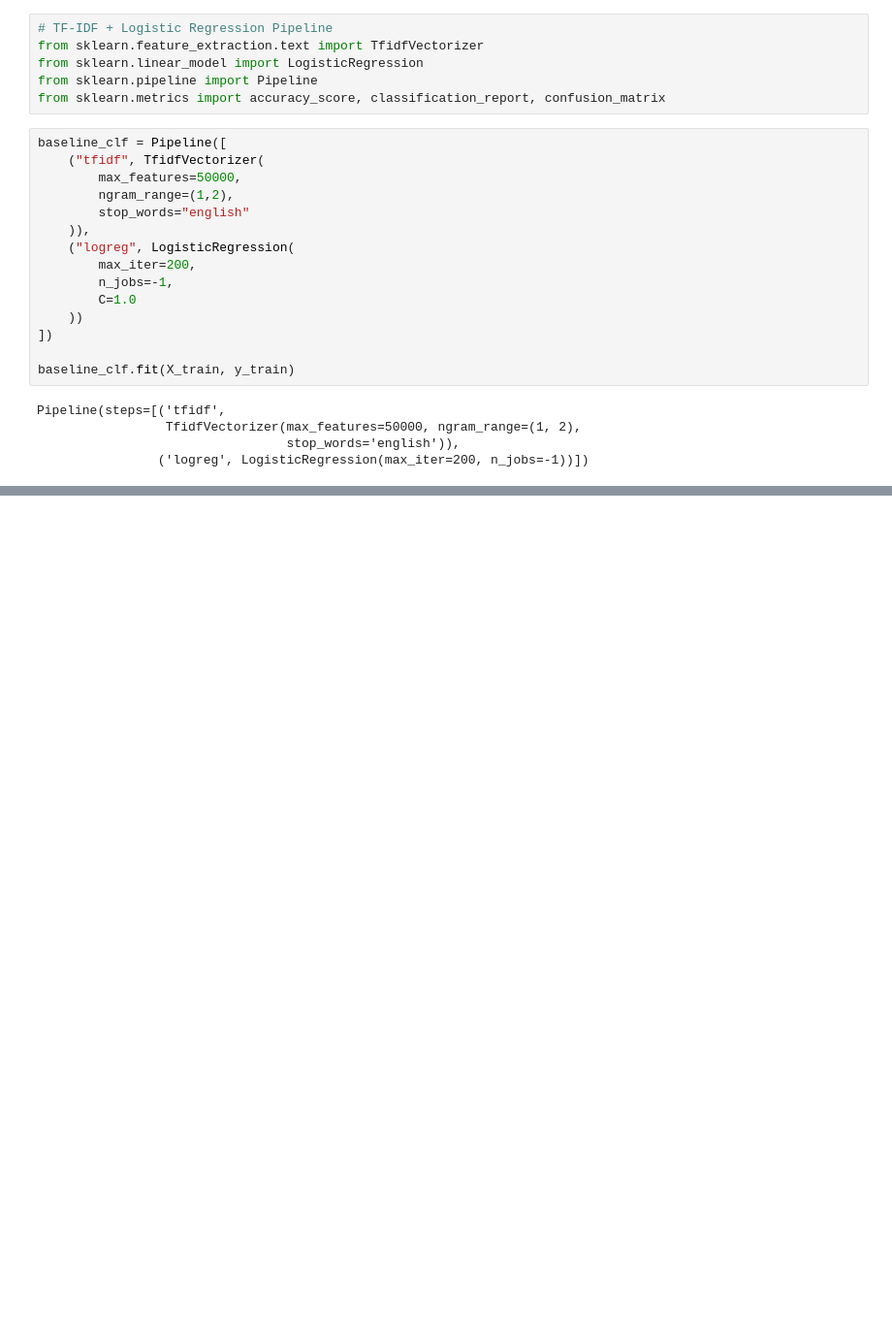
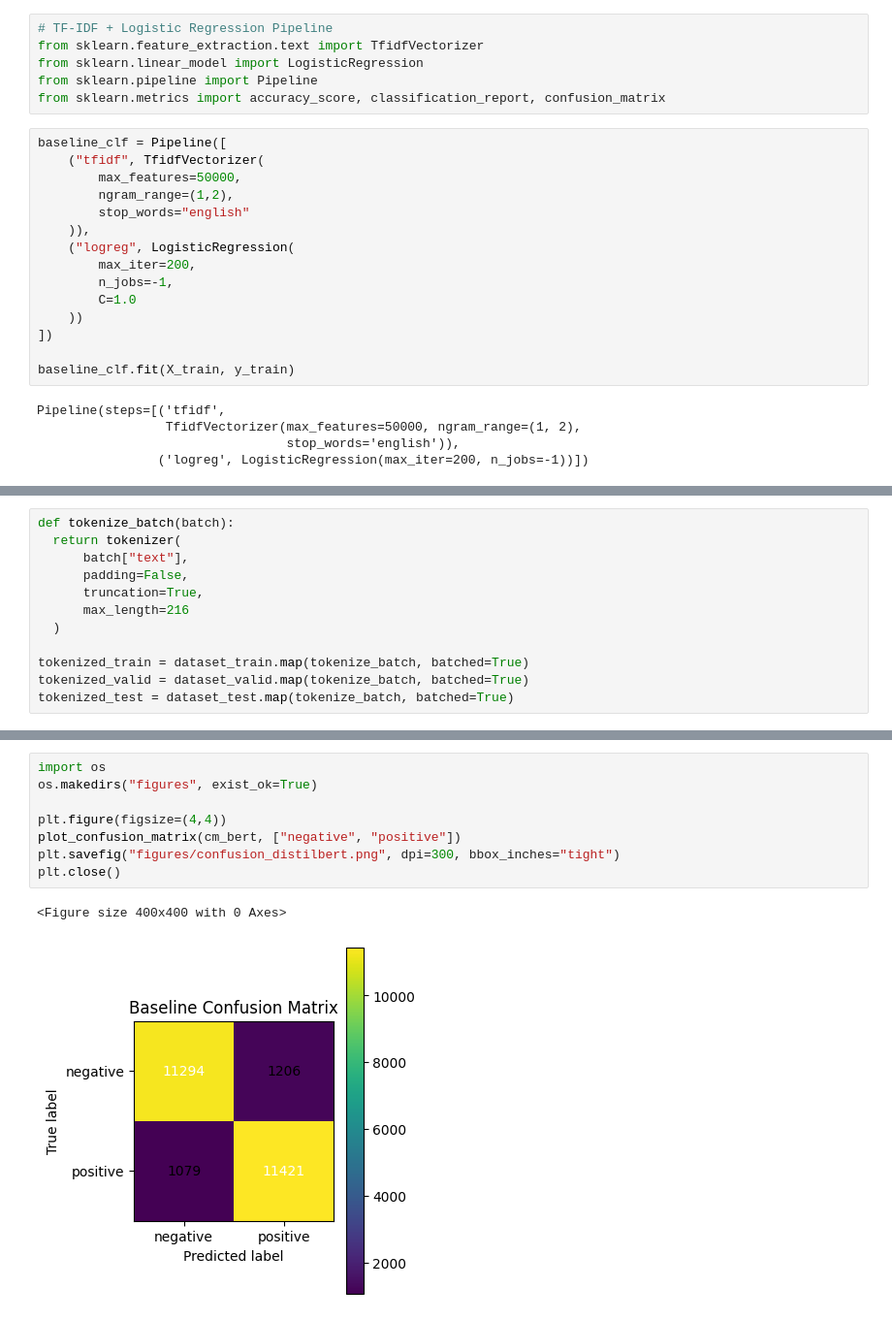
Before and after one commit to kyangleo/STATS-507, a Jupyter notebook: stats507final.ipynb, the cells around one changed output, grey strips where cells are left out. Shown at 97% size. Saved outputs shown, nothing was run; the diff lists cells and outputs as text; blank space fills up the shorter version.

```diff
--- a/stats507final.ipynb
+++ b/stats507final.ipynb
@@ -280,0 +326,12 @@ plot_confusion_matrix(cm, ["negative", "positive"])
+# %%
+def tokenize_batch(batch):
+  return tokenizer(
+      batch["text"],
+      padding=False,
+      truncation=True,
+      max_length=216
+  )
+
+tokenized_train = dataset_train.map(tokenize_batch, batched=True)
+tokenized_valid = dataset_valid.map(tokenize_batch, batched=True)
+tokenized_test = dataset_test.map(tokenize_batch, batched=True)
@@ -280,0 +456,11 @@ plot_confusion_matrix(cm, ["negative", "positive"])
+# %%
+import os
+os.makedirs("figures", exist_ok=True)
+
+plt.figure(figsize=(4,4))
+plot_confusion_matrix(cm_bert, ["negative", "positive"])
+plt.savefig("figures/confusion_distilbert.png", dpi=300, bbox_inches="tight")
+plt.close()
+# %% [output]
+<Figure size 400x400 with 0 Axes>
+[figure, added]
```
Also changed, not shown: parts of 22 cells of this notebook.
